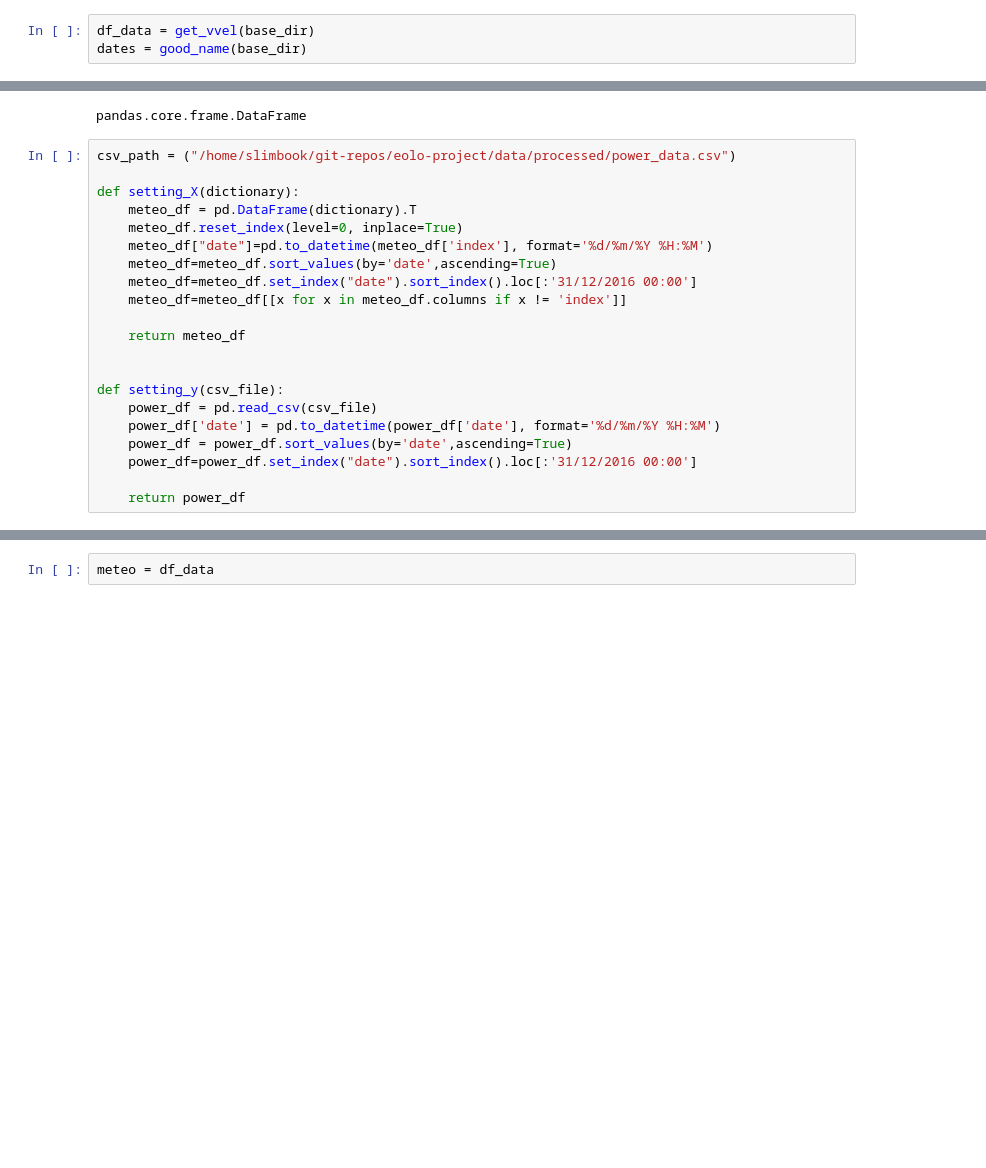
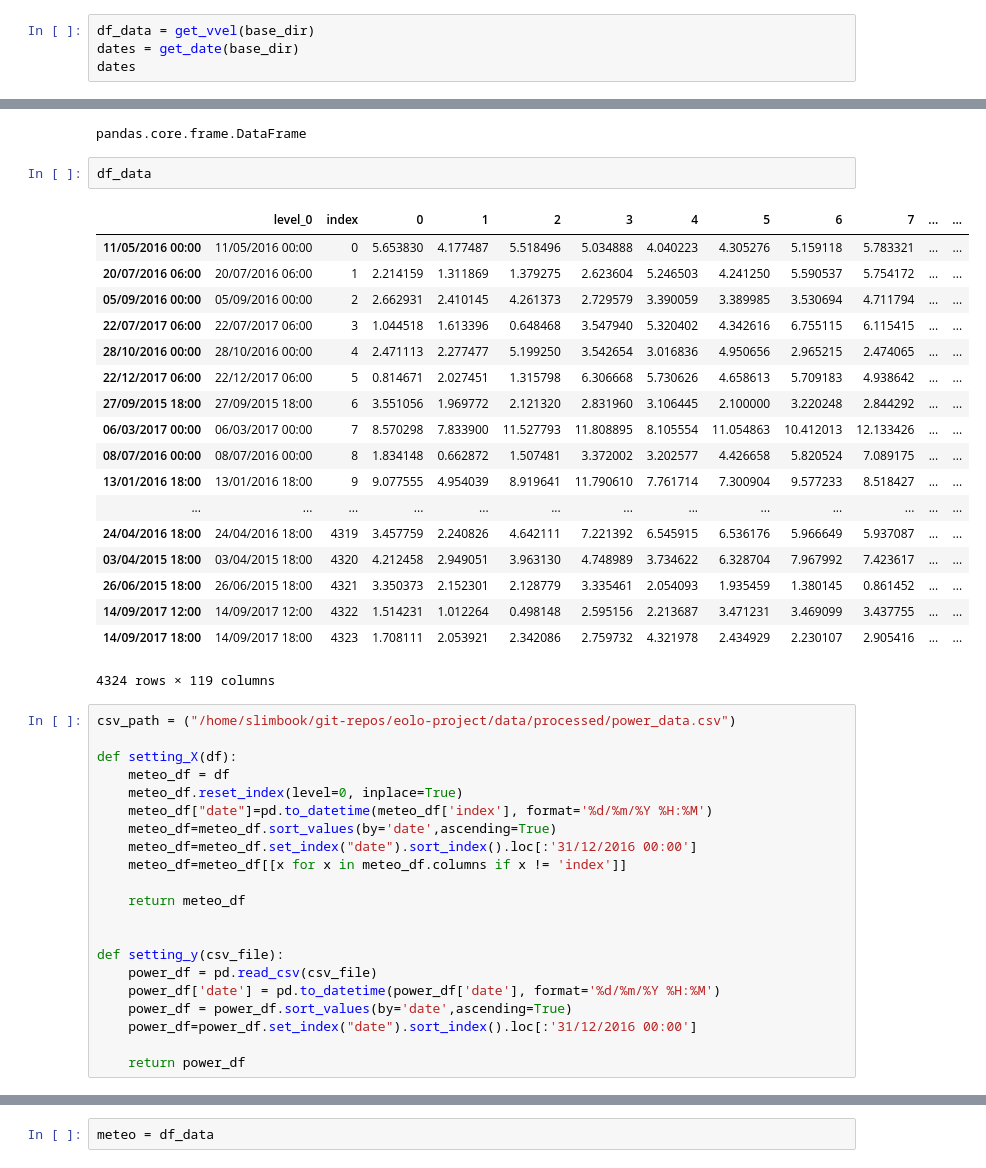
Before and after one commit to fserrey/eolo-project, a Jupyter notebook: where_is_the_park?.ipynb, the cells around one changed output, grey strips where cells are left out. Drawn from its saved outputs; the diff is of its cells as text; blank space fills up the shorter version.

```diff
--- a/where_is_the_park?.ipynb
+++ b/where_is_the_park?.ipynb
@@ -94,4 +76,5 @@ def get_vvel(base_dir):
     return pd.DataFrame(data=content)
 # %%
 df_data = get_vvel(base_dir)
-dates = good_name(base_dir)
+dates = get_date(base_dir)
+dates
@@ -101,11 +102,32 @@ df_data.index = dates
 type(df_data)
 # %% [output]
 pandas.core.frame.DataFrame
+# %%
+df_data
+# %% [output]
+|  | level_0 | index | 0 | 1 | 2 | 3 | 4 | 5 | 6 | 7 | ... | ... |
+| 11/05/2016 00:00 | 11/05/2016 00:00 | 0 | 5.653830 | 4.177487 | 5.518496 | 5.034888 | 4.040223 | 4.305276 | 5.159118 | 5.783321 | ... | ... |
+| 20/07/2016 06:00 | 20/07/2016 06:00 | 1 | 2.214159 | 1.311869 | 1.379275 | 2.623604 | 5.246503 | 4.241250 | 5.590537 | 5.754172 | ... | ... |
+| 05/09/2016 00:00 | 05/09/2016 00:00 | 2 | 2.662931 | 2.410145 | 4.261373 | 2.729579 | 3.390059 | 3.389985 | 3.530694 | 4.711794 | ... | ... |
+| 22/07/2017 06:00 | 22/07/2017 06:00 | 3 | 1.044518 | 1.613396 | 0.648468 | 3.547940 | 5.320402 | 4.342616 | 6.755115 | 6.115415 | ... | ... |
+| 28/10/2016 00:00 | 28/10/2016 00:00 | 4 | 2.471113 | 2.277477 | 5.199250 | 3.542654 | 3.016836 | 4.950656 | 2.965215 | 2.474065 | ... | ... |
+| 22/12/2017 06:00 | 22/12/2017 06:00 | 5 | 0.814671 | 2.027451 | 1.315798 | 6.306668 | 5.730626 | 4.658613 | 5.709183 | 4.938642 | ... | ... |
+| 27/09/2015 18:00 | 27/09/2015 18:00 | 6 | 3.551056 | 1.969772 | 2.121320 | 2.831960 | 3.106445 | 2.100000 | 3.220248 | 2.844292 | ... | ... |
+| 06/03/2017 00:00 | 06/03/2017 00:00 | 7 | 8.570298 | 7.833900 | 11.527793 | 11.808895 | 8.105554 | 11.054863 | 10.412013 | 12.133426 | ... | ... |
+| 08/07/2016 00:00 | 08/07/2016 00:00 | 8 | 1.834148 | 0.662872 | 1.507481 | 3.372002 | 3.202577 | 4.426658 | 5.820524 | 7.089175 | ... | ... |
+| 13/01/2016 18:00 | 13/01/2016 18:00 | 9 | 9.077555 | 4.954039 | 8.919641 | 11.790610 | 7.761714 | 7.300904 | 9.577233 | 8.518427 | ... | ... |
+| ... | ... | ... | ... | ... | ... | ... | ... | ... | ... | ... | ... | ... |
+| 24/04/2016 18:00 | 24/04/2016 18:00 | 4319 | 3.457759 | 2.240826 | 4.642111 | 7.221392 | 6.545915 | 6.536176 | 5.966649 | 5.937087 | ... | ... |
+| 03/04/2015 18:00 | 03/04/2015 18:00 | 4320 | 4.212458 | 2.949051 | 3.963130 | 4.748989 | 3.734622 | 6.328704 | 7.967992 | 7.423617 | ... | ... |
+| 26/06/2015 18:00 | 26/06/2015 18:00 | 4321 | 3.350373 | 2.152301 | 2.128779 | 3.335461 | 2.054093 | 1.935459 | 1.380145 | 0.861452 | ... | ... |
+| 14/09/2017 12:00 | 14/09/2017 12:00 | 4322 | 1.514231 | 1.012264 | 0.498148 | 2.595156 | 2.213687 | 3.471231 | 3.469099 | 3.437755 | ... | ... |
+| 14/09/2017 18:00 | 14/09/2017 18:00 | 4323 | 1.708111 | 2.053921 | 2.342086 | 2.759732 | 4.321978 | 2.434929 | 2.230107 | 2.905416 | ... | ... |
+4324 rows × 119 columns
 # %%
 csv_path = ("/home/slimbook/git-repos/eolo-project/data/processed/power_data.csv")
 
-def setting_X(dictionary):
-    meteo_df = pd.DataFrame(dictionary).T
+def setting_X(df):
+    meteo_df = df
     meteo_df.reset_index(level=0, inplace=True)
     meteo_df["date"]=pd.to_datetime(meteo_df['index'], format='%d/%m/%Y %H:%M')
     meteo_df=meteo_df.sort_values(by='date',ascending=True)
```
Also changed, not shown: parts of 20 cells of this notebook, 2 other files.
